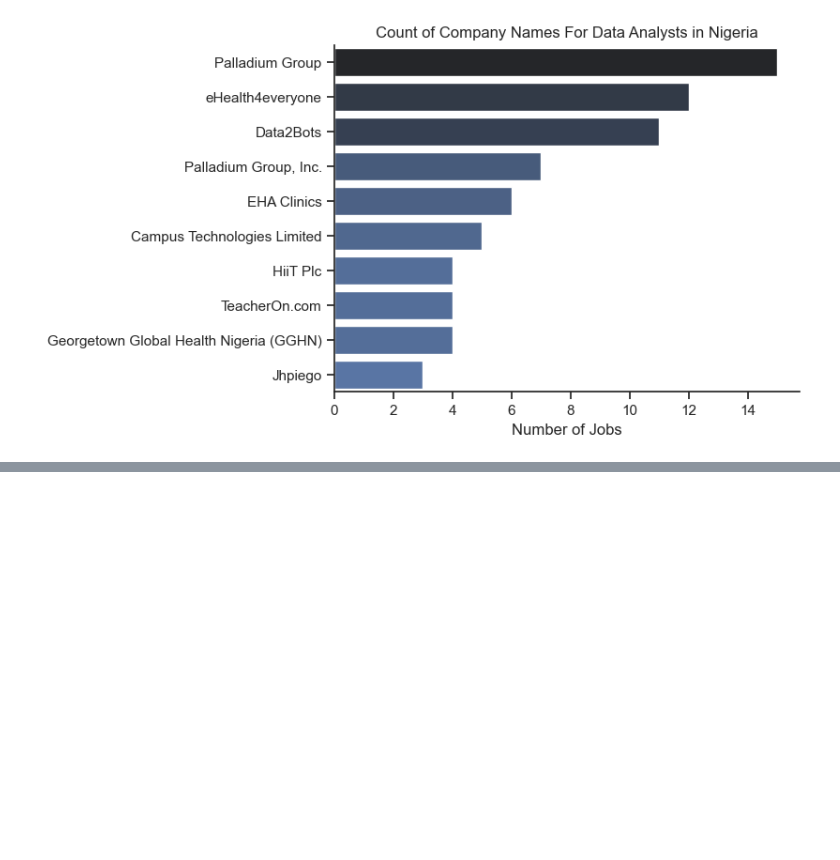
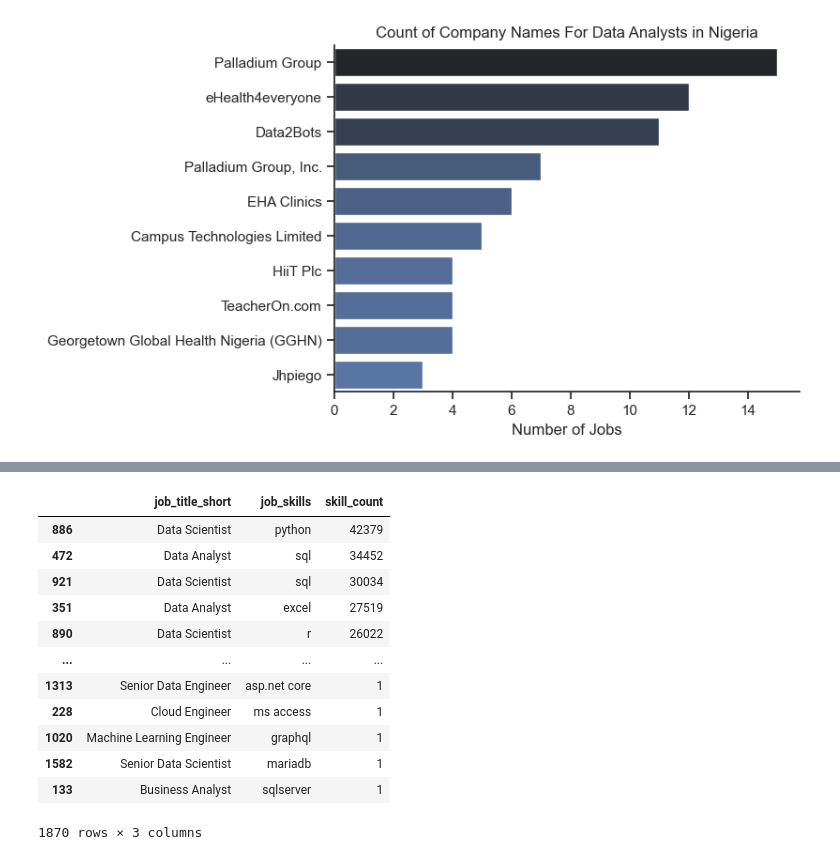
Before and after one commit to bfane/python_data_project, a Jupyter notebook: Python_project/1_EDA_intro.ipynb, the cells around one changed output, grey strips where cells are left out. Cells and saved outputs as stored; diff of their text form; code cells hidden in the pictures; blank space fills up the shorter version.

```diff
--- a/Python_project/1_EDA_intro.ipynb
+++ b/Python_project/1_EDA_intro.ipynb
@@ -169,0 +172,4 @@ plt.show()
+# %%
+df_US =df[df['job_country'] == 'United States'].copy()
+# %%
+df_skills= df_US.explode('job_skills')
@@ -169,0 +196,16 @@ plt.show()
+# %%
+df_skills_count
+# %% [output]
+|  | job_title_short | job_skills | skill_count |
+| 886 | Data Scientist | python | 42379 |
+| 472 | Data Analyst | sql | 34452 |
+| 921 | Data Scientist | sql | 30034 |
+| 351 | Data Analyst | excel | 27519 |
+| 890 | Data Scientist | r | 26022 |
+| ... | ... | ... | ... |
+| 1313 | Senior Data Engineer | asp.net core | 1 |
+| 228 | Cloud Engineer | ms access | 1 |
+| 1020 | Machine Learning Engineer | graphql | 1 |
+| 1582 | Senior Data Scientist | mariadb | 1 |
+| 133 | Business Analyst | sqlserver | 1 |
+1870 rows × 3 columns
```
Also changed, not shown: parts of 18 cells of this notebook, 2 other files.
